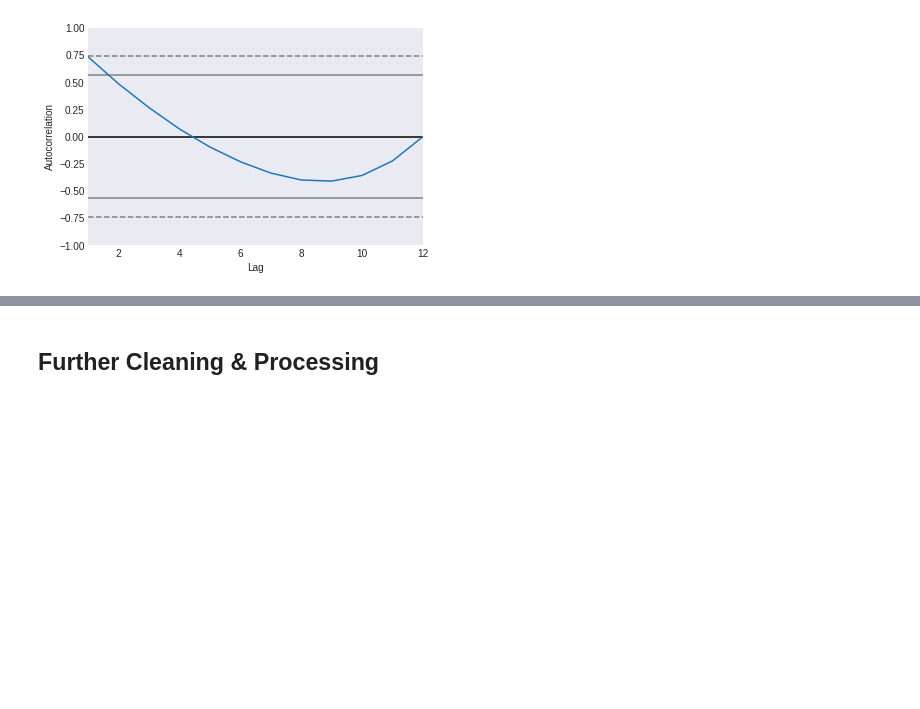
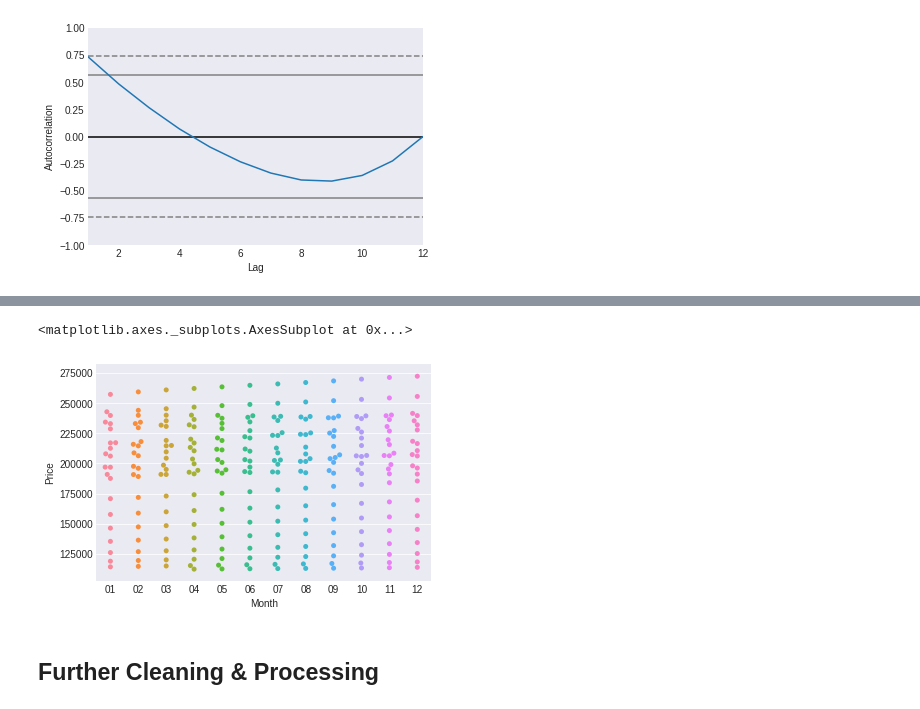
Before and after one commit to psylanrex/notebooks, a Jupyter notebook: re_main.ipynb, the cells around one changed output, grey strips where cells are left out. Drawn from its saved outputs; the diff is of its cells as text; code cells hidden in the pictures; blank space fills up the shorter version.

```diff
--- a/re_main.ipynb
+++ b/re_main.ipynb
@@ -480,0 +524,12 @@ pd.plotting.autocorrelation_plot(us_avg_price_timeframe.loc['2018'])
+# %%
+def distribute_price_into_months(df):
+  result = pd.DataFrame()
+  for index, value in df.items():
+    year, month = index.split('-')
+    temp_df = pd.DataFrame([[month, value]])
+    result = result.append(temp_df)
+  result = result.rename(columns={0: 'Month', 1: 'Price'})
+  return result
+# %%
+us_avg_price_by_month = distribute_price_into_months(us_row_avg_price_series)
+us_avg_price_by_month
@@ -481,3 +550,8 @@ pd.plotting.autocorrelation_plot(us_avg_price_timeframe.loc['2018'])
+# %%
+sns.swarmplot(x='Month', y='Price', data=us_avg_price_by_month)
+# %% [output]
+<matplotlib.axes._subplots.AxesSubplot at 0x...>
+[figure, added]
 # %% [markdown]
 ## Further Cleaning & Processing
 # %%
```
Also changed, not shown: parts of 4 cells of this notebook.
